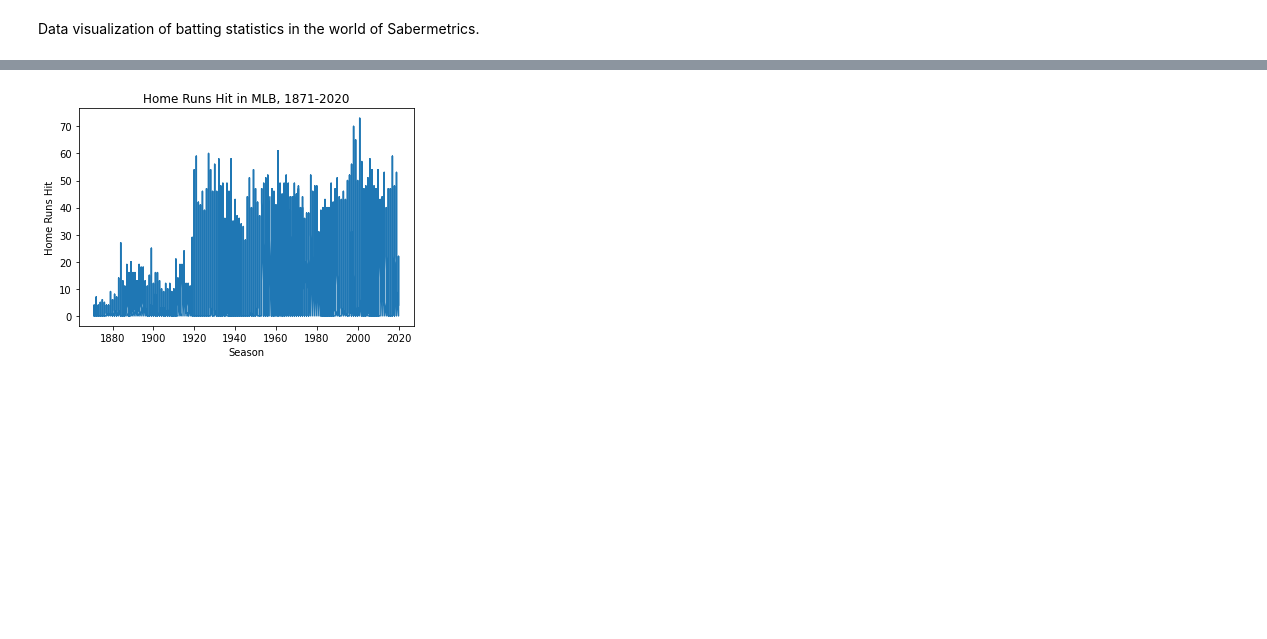
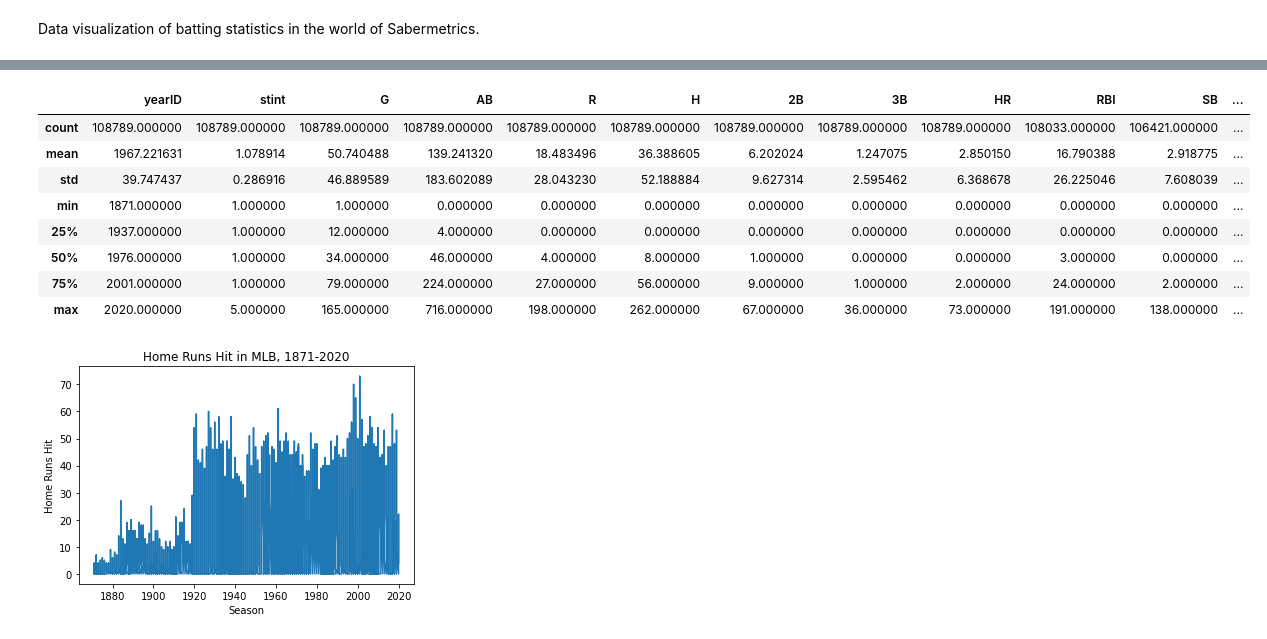
Before and after one commit to matthewjchin/baseballstats, a Jupyter notebook: Slug_Datavis.ipynb, the cells around one changed output, grey strips where cells are left out. Drawn from its saved outputs; the diff is of its cells as text; code cells hidden in the pictures; blank space fills up the shorter version.

```diff
--- a/Slug_Datavis.ipynb
+++ b/Slug_Datavis.ipynb
@@ -21,6 +31,16 @@ slugppl = pd.read_csv("https://raw.githubusercontent.com/chadwickbureau/baseball
 # %%
-# batstats.describe()
+batstats.describe()
 # batstats
+# %% [output]
+|  | yearID | stint | G | AB | R | H | 2B | 3B | HR | RBI | SB | ... |
+| count | 108789.000000 | 108789.000000 | 108789.000000 | 108789.000000 | 108789.000000 | 108789.000000 | 108789.000000 | 108789.000000 | 108789.000000 | 108033.000000 | 106421.000000 | ... |
+| mean | 1967.221631 | 1.078914 | 50.740488 | 139.241320 | 18.483496 | 36.388605 | 6.202024 | 1.247075 | 2.850150 | 16.790388 | 2.918775 | ... |
+| std | 39.747437 | 0.286916 | 46.889589 | 183.602089 | 28.043230 | 52.188884 | 9.627314 | 2.595462 | 6.368678 | 26.225046 | 7.608039 | ... |
+| min | 1871.000000 | 1.000000 | 1.000000 | 0.000000 | 0.000000 | 0.000000 | 0.000000 | 0.000000 | 0.000000 | 0.000000 | 0.000000 | ... |
+| 25% | 1937.000000 | 1.000000 | 12.000000 | 4.000000 | 0.000000 | 0.000000 | 0.000000 | 0.000000 | 0.000000 | 0.000000 | 0.000000 | ... |
+| 50% | 1976.000000 | 1.000000 | 34.000000 | 46.000000 | 4.000000 | 8.000000 | 1.000000 | 0.000000 | 0.000000 | 3.000000 | 0.000000 | ... |
+| 75% | 2001.000000 | 1.000000 | 79.000000 | 224.000000 | 27.000000 | 56.000000 | 9.000000 | 1.000000 | 2.000000 | 24.000000 | 2.000000 | ... |
+| max | 2020.000000 | 5.000000 | 165.000000 | 716.000000 | 198.000000 | 262.000000 | 67.000000 | 36.000000 | 73.000000 | 191.000000 | 138.000000 | ... |
 # %%
 # batstats.describe()
 # %%
```
Also changed, not shown: parts of 3 cells of this notebook, 1 other file.
